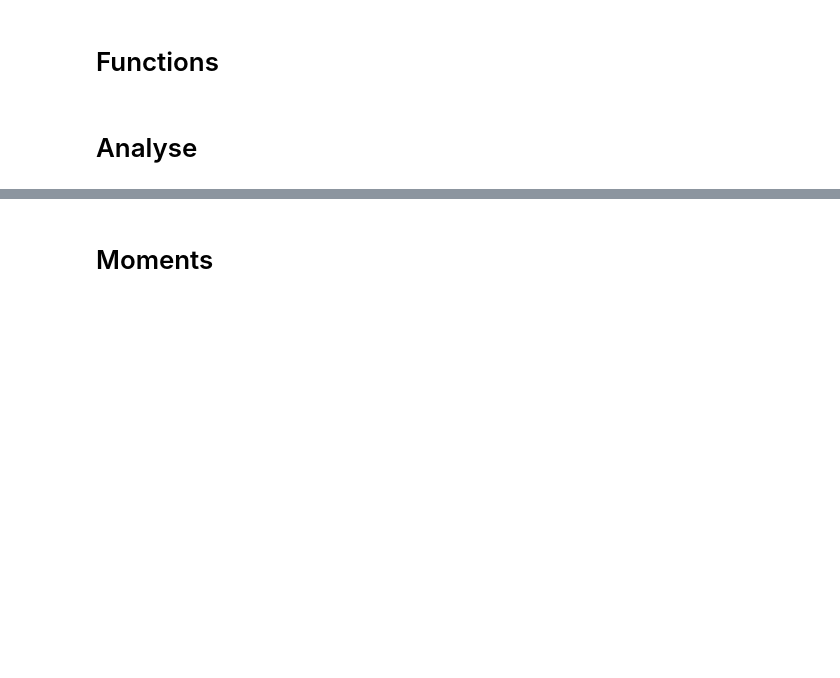
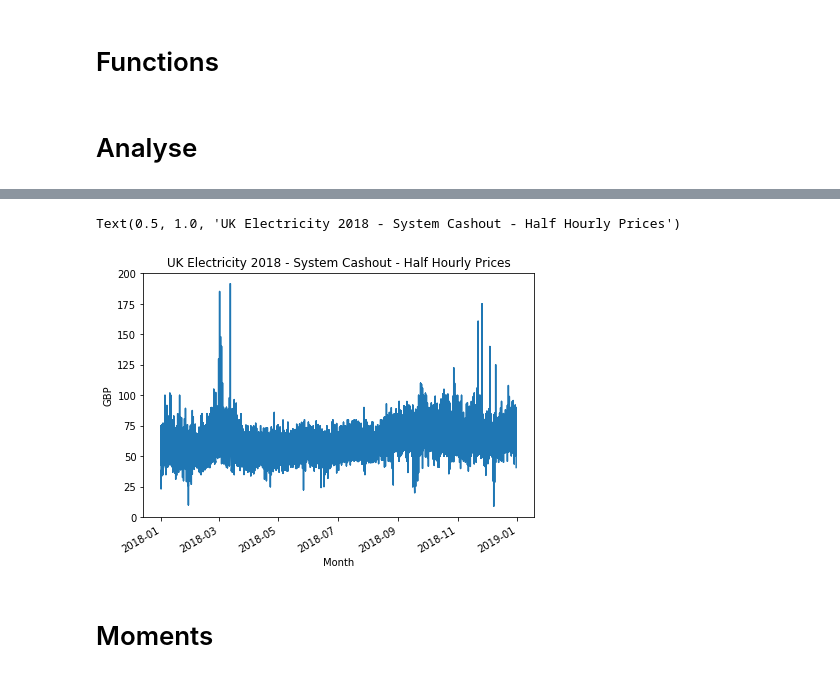
Before and after one commit to FergM/fattails, a Jupyter notebook: notebooks/Notebook-02 - Moment and Kurtosis.ipynb, the cells around one changed output, grey strips where cells are left out. Drawn from its saved outputs; the diff is of its cells as text; code cells hidden in the pictures; blank space fills up the shorter version.

Commit message:
Update Notebook-02 - Electricity kurtosis

```diff
--- a/notebooks/Notebook-02 - Moment and Kurtosis.ipynb
+++ b/notebooks/Notebook-02 - Moment and Kurtosis.ipynb
@@ -55,3 +101,11 @@ df.price.plot(figsize=[15,5])
+# %%
+ax = df.set_index([df.date]).price.plot(figsize=[7,5])
+ax.set_xlabel("Month")
+ax.set_ylabel("GBP")
+ax.set_title("UK Electricity 2018 - System Cashout - Half Hourly Prices")
+# %% [output]
+Text(0.5, 1.0, 'UK Electricity 2018 - System Cashout - Half Hourly Prices')
+[figure, added]
 # %% [markdown]
 # Moments
 # %%
```
Also changed, not shown: parts of 25 cells of this notebook.
